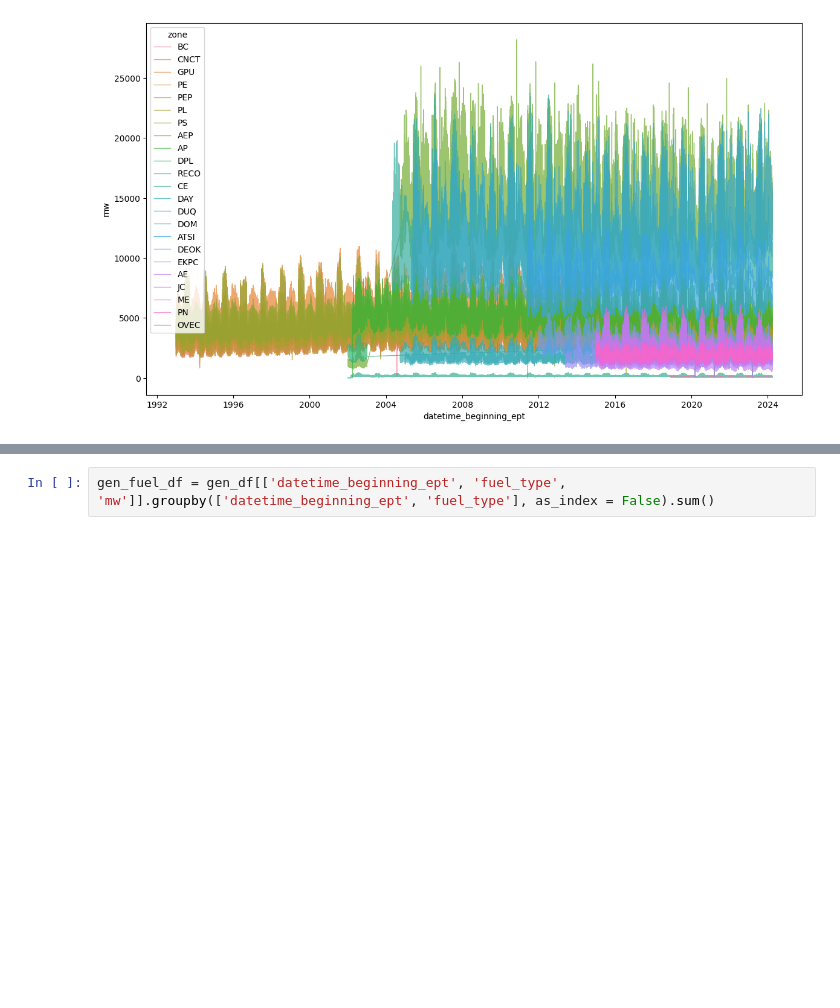
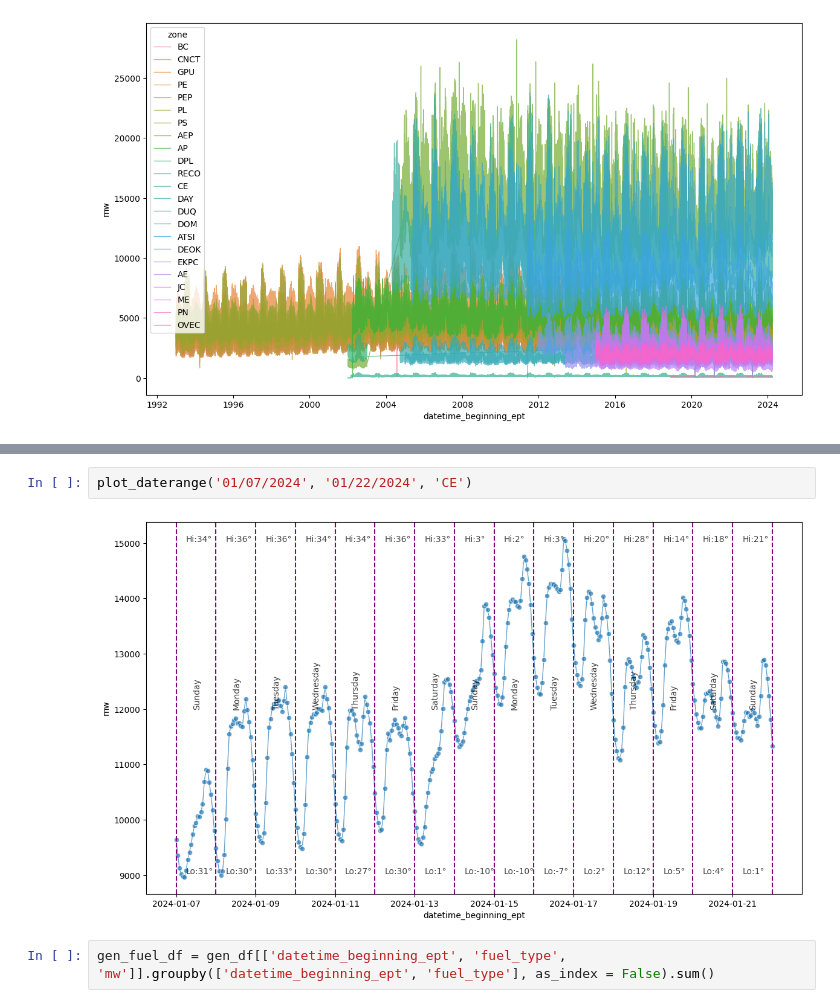
Before and after one commit to chill0121/Energy_Grid_Forecasting, a Jupyter notebook: Energy_Forecasting.ipynb, the cells around one changed output, grey strips where cells are left out. Drawn from its saved outputs; the diff is of its cells as text; blank space fills up the shorter version.

```diff
--- a/Energy_Forecasting.ipynb
+++ b/Energy_Forecasting.ipynb
@@ -316,3 +393,7 @@ for i in range(date_range + 2):
+# %%
+plot_daterange('01/07/2024', '01/22/2024', 'CE')
+# %% [output]
+[figure, added]
 # %%
 gen_fuel_df = gen_df[['datetime_beginning_ept', 'fuel_type', 'mw']].groupby(['datetime_beginning_ept', 'fuel_type'], as_index = False).sum()
 # %%
```
Also changed, not shown: parts of 15 cells of this notebook, 1 other file.
